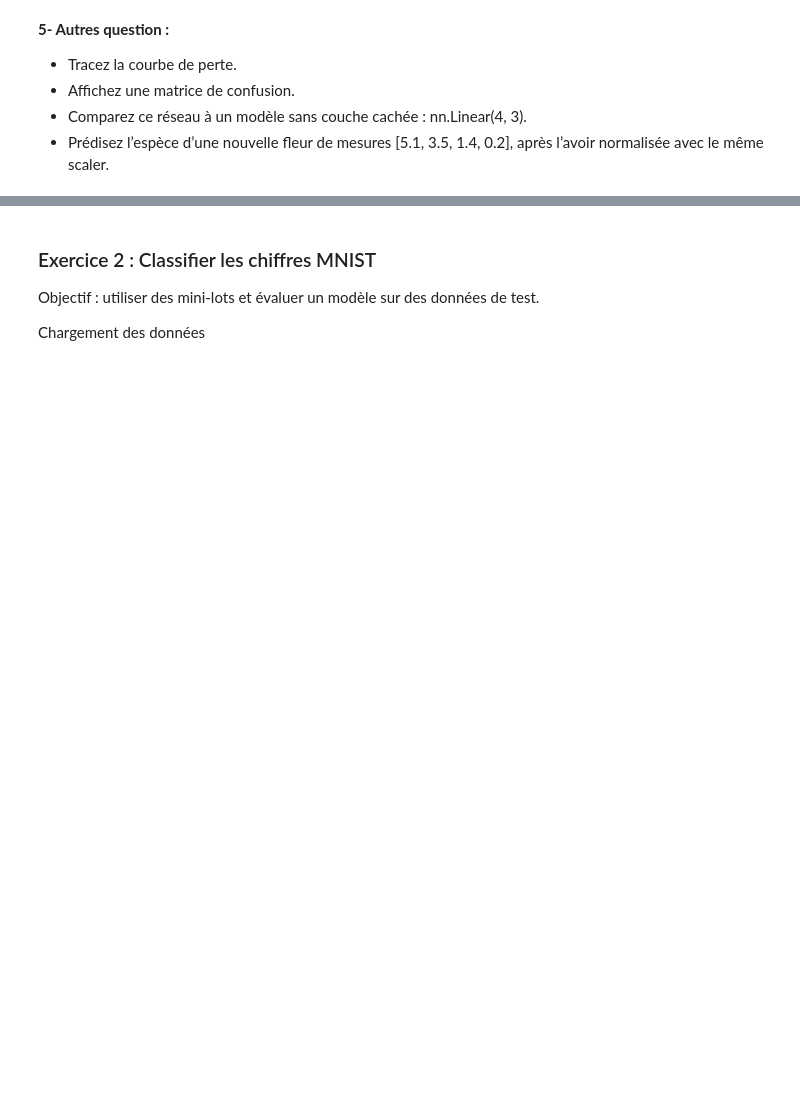
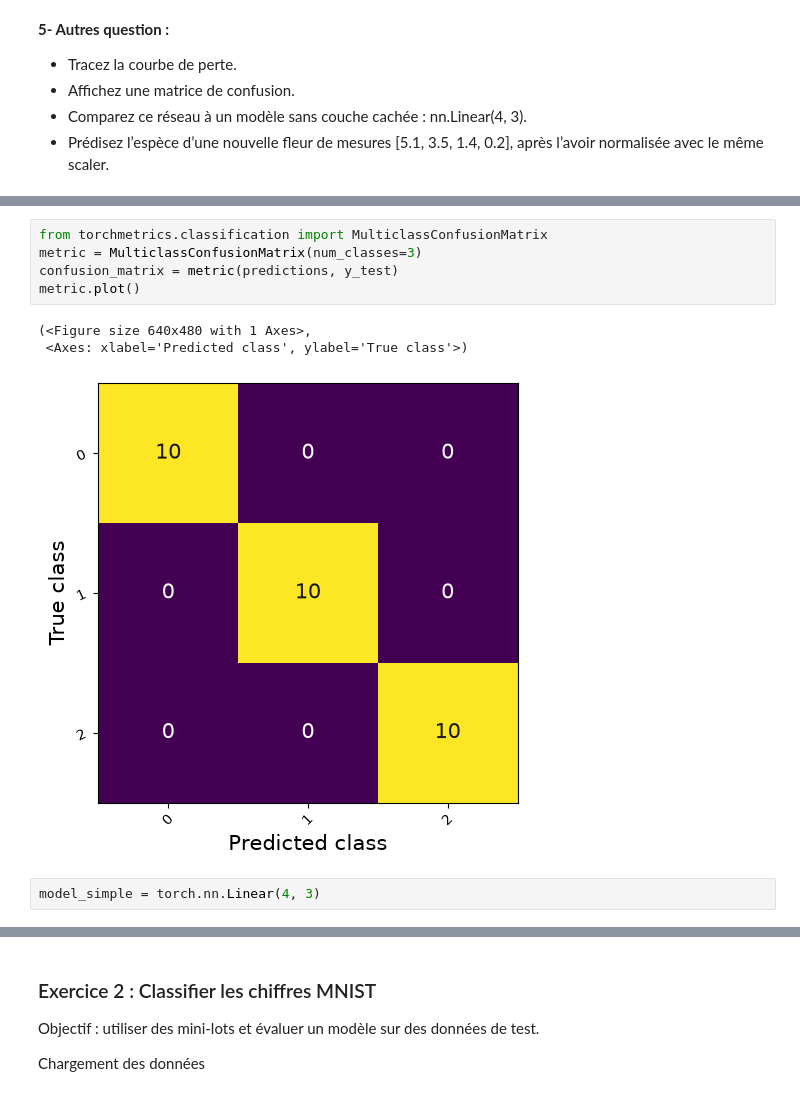
Before and after one commit to FukkaTsu00/IA_Generative__TPs, a Jupyter notebook: Tp1/Activité pratique Bases de Pytorch.ipynb, the cells around one changed output, grey strips where cells are left out. Drawn from its saved outputs; the diff is of its cells as text; blank space fills up the shorter version.

```diff
--- a/Tp1/Activité pratique Bases de Pytorch .ipynb
+++ b/Tp1/Activité pratique Bases de Pytorch.ipynb
@@ -1237,0 +1071,11 @@ Espèce prédite : setosa
+# %%
+from torchmetrics.classification import MulticlassConfusionMatrix
+metric = MulticlassConfusionMatrix(num_classes=3)
+confusion_matrix = metric(predictions, y_test)
+metric.plot()
+# %% [output]
+(<Figure size 640x480 with 1 Axes>,
+ <Axes: xlabel='Predicted class', ylabel='True class'>)
+[figure, added]
+# %%
+model_simple = torch.nn.Linear(4, 3)
```
Also changed, not shown: parts of 82 cells of this notebook, 27 other files.
